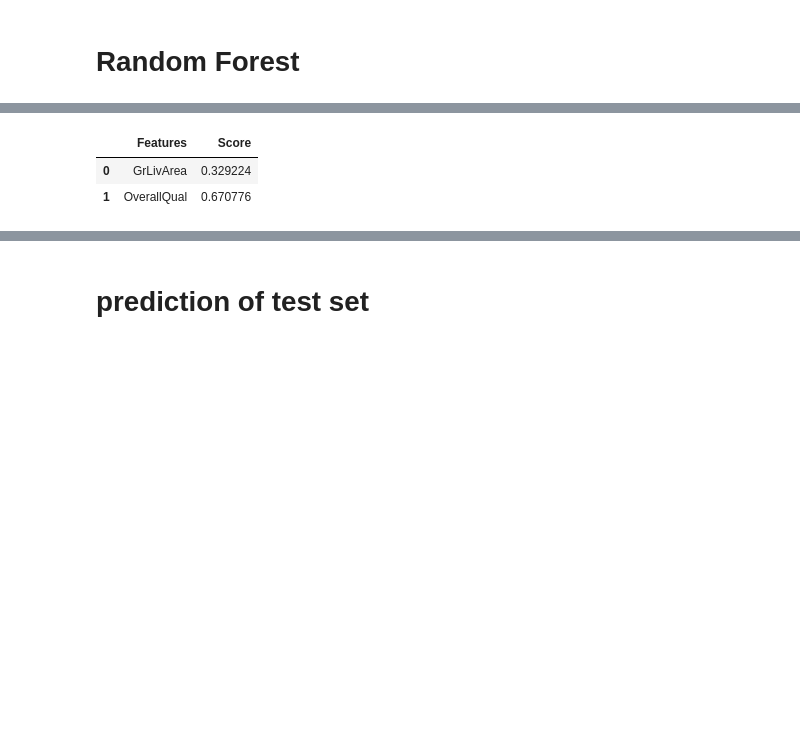
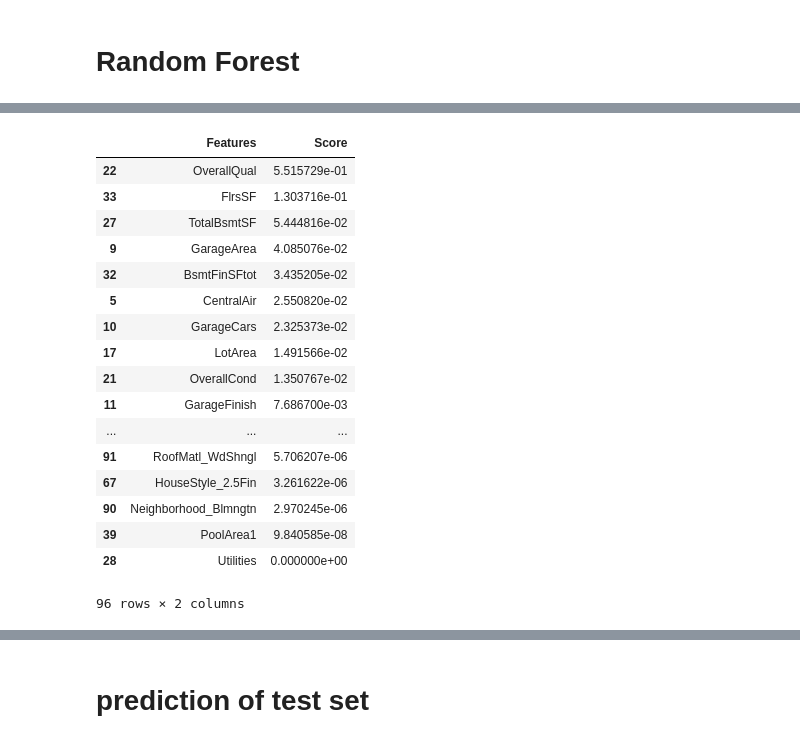
Before and after one commit to mariannapetrova/Kaggle_house-prices, a Jupyter notebook: Houses_ML and submission.ipynb, the cells around one changed output, grey strips where cells are left out. Saved outputs shown, nothing was run; the diff lists cells and outputs as text; code cells hidden in the pictures; blank space fills up the shorter version.

```diff
--- a/Houses_ML and submission.ipynb
+++ b/Houses_ML and submission.ipynb
@@ -14,4 +31,6 @@ plt.scatter(y = train.SalePrice, x= train.GrLivArea)
 <matplotlib.collections.PathCollection at 0x...>
 [figure]
 # %%
-names= train.drop(features_todrop, axis = 1).drop(["SalePrice", "Id"], axis = 1).columns
+#names= train.drop(features_todrop, axis = 1).drop(["SalePrice", "Id"], axis = 1).columns   ##'BsmtFinSFtot', 'BsmtUnfSF', 'TotalBsmtSF'
+names = train.drop(["SalePrice", "Id", 'GrLivArea', 'BsmtFullBath', 'BsmtHalfBath', 'ExterCond', 'Fireplaces', 'Functional',
+                'GarageCond', 'HalfBath', 'KitchenAbvGr', 'LandSlope', 'MiscVal'], axis = 1).columns
@@ -26,3 +43,10 @@ train.SalePrice = train.SalePrice.apply(lambda x: log10(x))
+# %%
+#excludes the insignificant categorials
+y = train.SalePrice.values
+X = train.drop(["SalePrice", "Id", 'GrLivArea', 'BsmtFullBath', 'BsmtHalfBath', 'ExterCond', 'Fireplaces', 'Functional',
+                'GarageCond', 'HalfBath', 'KitchenAbvGr', 'LandSlope', 'MiscVal', 'BsmtUnfSF',  'GarageArea'], axis = 1).values
+#X = train.drop(["SalePrice", "Id", 'GrLivArea', 'BsmtFinSFtot', 'BsmtUnfSF', 'TotalBsmtSF'], axis = 1).drop(features_todrop, axis = 1).values
+#X = train[['GrLivArea', 'OverallQual']].values
 # %%
 from sklearn.cross_validation import train_test_split
 X_train, X_test, y_train, y_test = train_test_split(X, y, test_size = 0.2)
@@ -113,11 +140,26 @@ plt.grid(True)
 # %%
 features_f = pd.DataFrame(importance, names).reset_index()
 features_f.columns = ['Features', 'Score']
-#features_todrop = features_f[features_f['Score'] < 0.1]['Features'].tolist()
-#features_f.sort_values(by='Score', ascending=False)
+features_todrop = features_f[features_f['Score'] < 0.0005]['Features'].tolist()
+features_f.sort_values(by='Score', ascending=False)
 #len(features_todrop)
-features_f
+#features_f
 # %% [output]
 |  | Features | Score |
-| 0 | GrLivArea | 0.329224 |
-| 1 | OverallQual | 0.670776 |
+| 22 | OverallQual | 5.515729e-01 |
+| 33 | FlrsSF | 1.303716e-01 |
+| 27 | TotalBsmtSF | 5.444816e-02 |
+| 9 | GarageArea | 4.085076e-02 |
+| 32 | BsmtFinSFtot | 3.435205e-02 |
+| 5 | CentralAir | 2.550820e-02 |
+| 10 | GarageCars | 2.325373e-02 |
+| 17 | LotArea | 1.491566e-02 |
+| 21 | OverallCond | 1.350767e-02 |
+| 11 | GarageFinish | 7.686700e-03 |
+| ... | ... | ... |
+| 91 | RoofMatl_WdShngl | 5.706207e-06 |
+| 67 | HouseStyle_2.5Fin | 3.261622e-06 |
+| 90 | Neighborhood_Blmngtn | 2.970245e-06 |
+| 39 | PoolArea1 | 9.840585e-08 |
+| 28 | Utilities | 0.000000e+00 |
+96 rows × 2 columns
```
Also changed, not shown: parts of 28 cells of this notebook, 3 other files.
